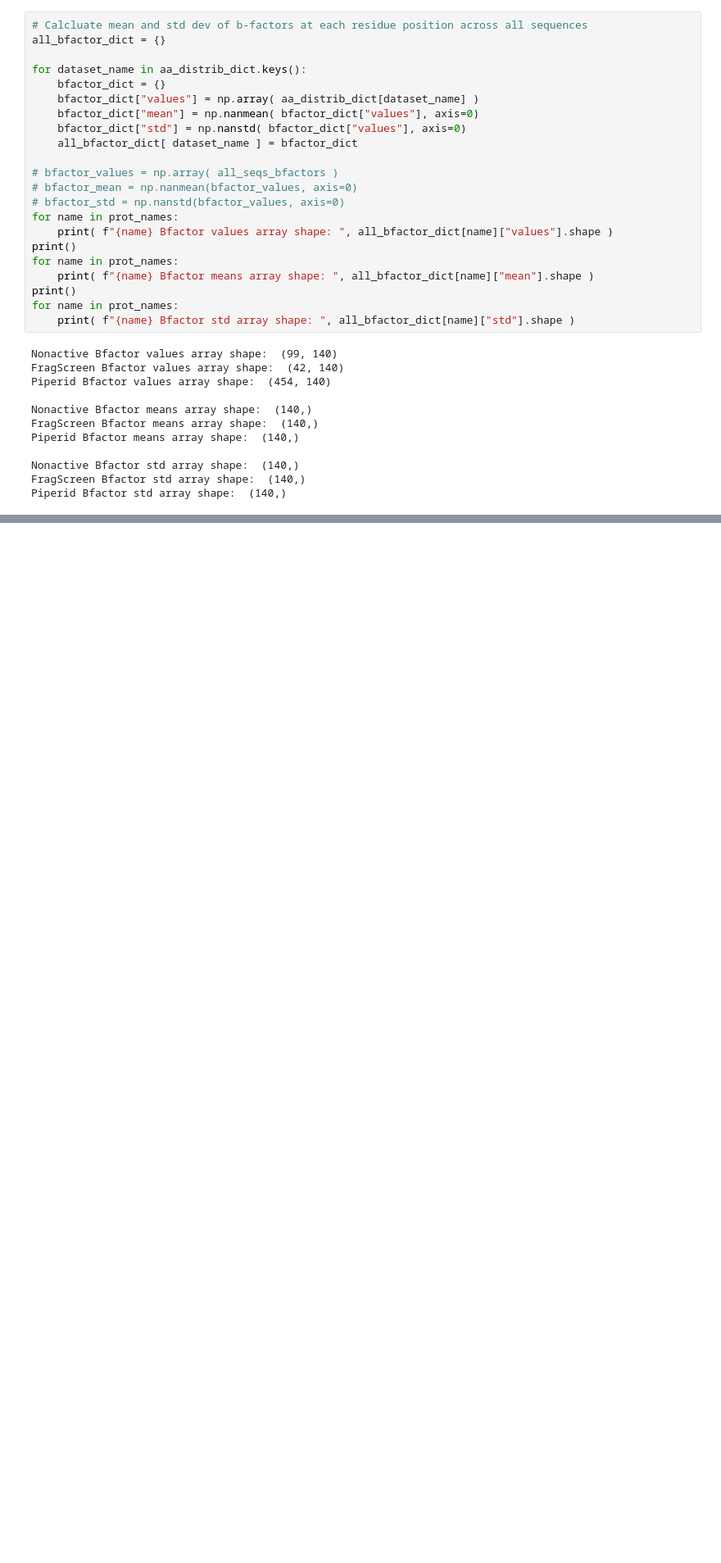
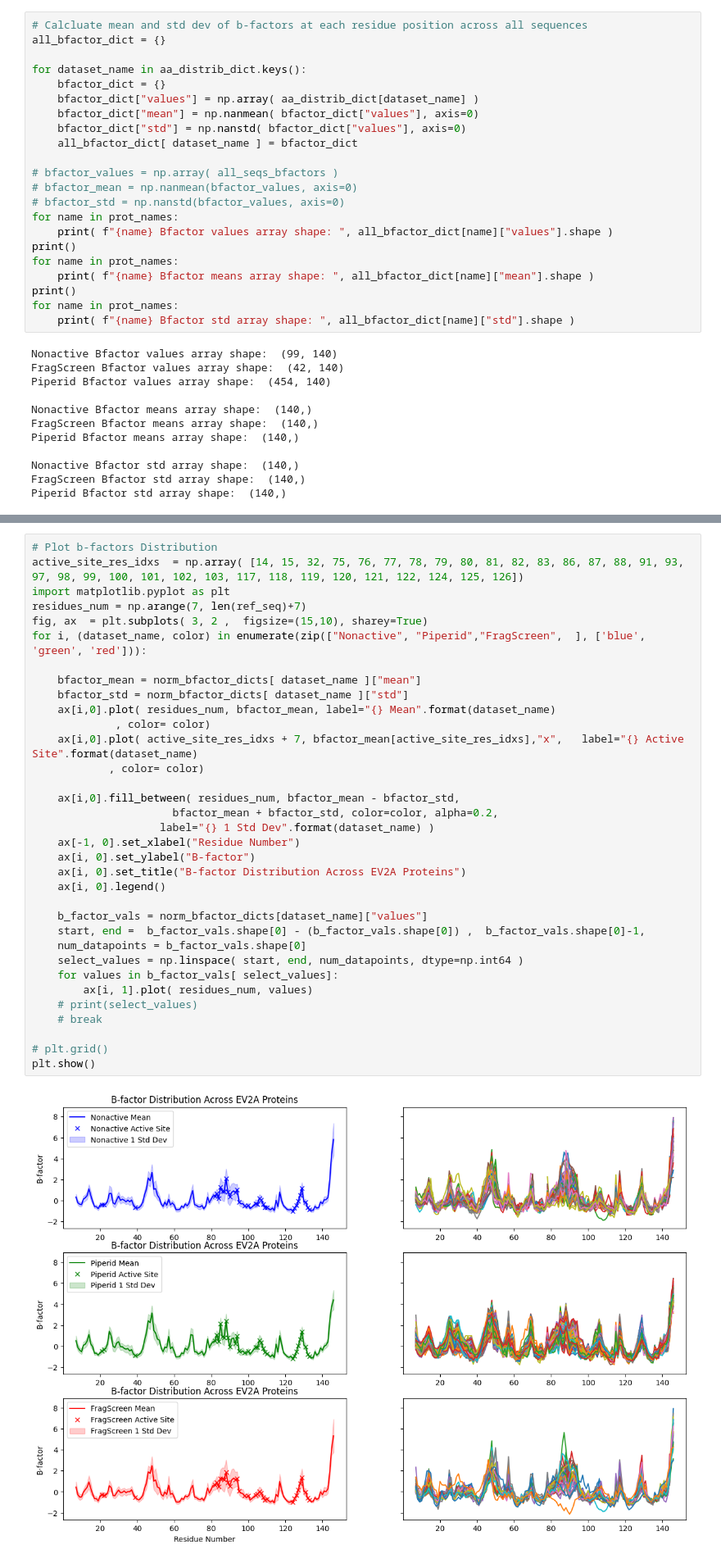
Before and after one commit to xchem/xaidar, a Jupyter notebook: notebooks/tasks/ev2a/fragalysis/03-conf_bfactor.ipynb, the cells around one changed output, grey strips where cells are left out. Shown at 82% size. Saved outputs shown, nothing was run; the diff lists cells and outputs as text; blank space fills up the shorter version.

```diff
--- a/notebooks/tasks/ev2a/fragalysis/03-conf_bfactor.ipynb
+++ b/notebooks/tasks/ev2a/fragalysis/03-conf_bfactor.ipynb
@@ -461,0 +372,36 @@ plt.show()
+# %%
+# Plot b-factors Distribution
+active_site_res_idxs  = np.array( [14, 15, 32, 75, 76, 77, 78, 79, 80, 81, 82, 83, 86, 87, 88, 91, 93, 97, 98, 99, 100, 101, 102, 103, 117, 118, 119, 120, 121, 122, 124, 125, 126])
+import matplotlib.pyplot as plt
+residues_num = np.arange(7, len(ref_seq)+7)
+fig, ax  = plt.subplots( 3, 2 ,  figsize=(15,10), sharey=True)
+for i, (dataset_name, color) in enumerate(zip(["Nonactive", "Piperid","FragScreen",  ], ['blue', 'green', 'red'])):
+
+    bfactor_mean = norm_bfactor_dicts[ dataset_name ]["mean"]
+    bfactor_std = norm_bfactor_dicts[ dataset_name ]["std"]
+    ax[i,0].plot( residues_num, bfactor_mean, label="{} Mean".format(dataset_name)
+             , color= color)
+    ax[i,0].plot( active_site_res_idxs + 7, bfactor_mean[active_site_res_idxs],"x",   label="{} Active Site".format(dataset_name)
+            , color= color)
+
+    ax[i,0].fill_between( residues_num, bfactor_mean - bfactor_std,
+                      bfactor_mean + bfactor_std, color=color, alpha=0.2,
+                    label="{} 1 Std Dev".format(dataset_name) )
+    ax[-1, 0].set_xlabel("Residue Number")
+    ax[i, 0].set_ylabel("B-factor")
+    ax[i, 0].set_title("B-factor Distribution Across EV2A Proteins")
+    ax[i, 0].legend()
+
+    b_factor_vals = norm_bfactor_dicts[dataset_name]["values"]
+    start, end =  b_factor_vals.shape[0] - (b_factor_vals.shape[0]) ,  b_factor_vals.shape[0]-1,
+    num_datapoints = b_factor_vals.shape[0]
+    select_values = np.linspace( start, end, num_datapoints, dtype=np.int64 )
+    for values in b_factor_vals[ select_values]:
+        ax[i, 1].plot( residues_num, values)
+    # print(select_values)
+    # break
+
+# plt.grid()
+plt.show()
+# %% [output]
+[figure, added]
```
Also changed, not shown: parts of 63 cells of this notebook, 2 other files.
